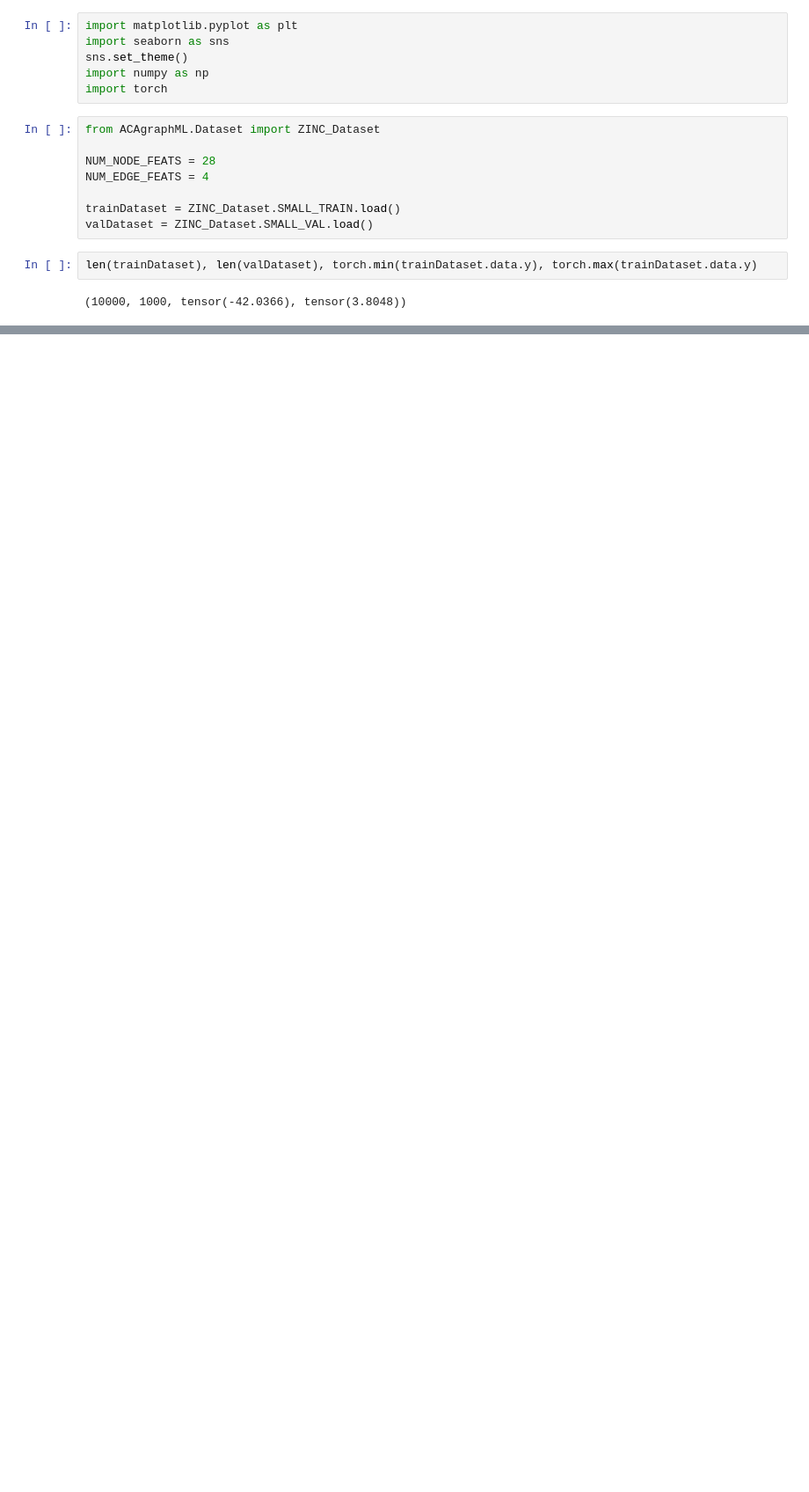
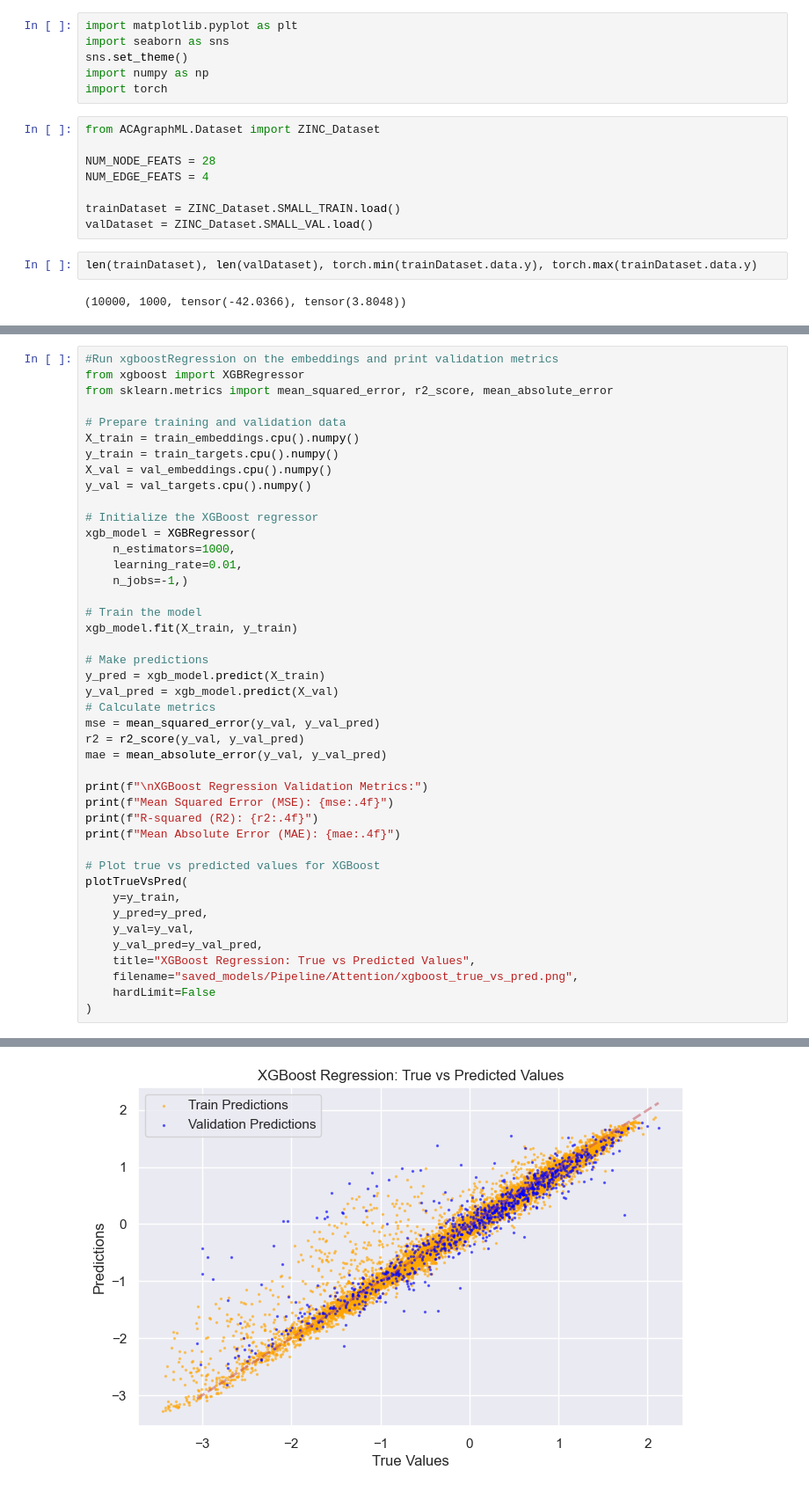
Before and after one commit to PaoloGinefra/ACA_GraphML_Project, a Jupyter notebook: Notebooks/pipelineTest.ipynb, the cells around one changed output, grey strips where cells are left out. Shown at 88% size. Saved outputs shown, nothing was run; the diff lists cells and outputs as text; blank space fills up the shorter version.

```diff
--- a/Notebooks/pipelineTest.ipynb
+++ b/Notebooks/pipelineTest.ipynb
@@ -236,0 +558,44 @@ NameError: name 'exit' is not defined
+# %%
+#Run xgboostRegression on the embeddings and print validation metrics
+from xgboost import XGBRegressor
+from sklearn.metrics import mean_squared_error, r2_score, mean_absolute_error
+
+# Prepare training and validation data
+X_train = train_embeddings.cpu().numpy()
+y_train = train_targets.cpu().numpy()
+X_val = val_embeddings.cpu().numpy()
+y_val = val_targets.cpu().numpy()
+
+# Initialize the XGBoost regressor
+xgb_model = XGBRegressor(
+    n_estimators=1000,
+    learning_rate=0.01,
+    n_jobs=-1,)
+
+# Train the model
+xgb_model.fit(X_train, y_train)
+
+# Make predictions
+y_pred = xgb_model.predict(X_train)
+y_val_pred = xgb_model.predict(X_val)
+# Calculate metrics
+mse = mean_squared_error(y_val, y_val_pred)
+r2 = r2_score(y_val, y_val_pred)
+mae = mean_absolute_error(y_val, y_val_pred)
+
+print(f"\nXGBoost Regression Validation Metrics:")
+print(f"Mean Squared Error (MSE): {mse:.4f}")
+print(f"R-squared (R2): {r2:.4f}")
+print(f"Mean Absolute Error (MAE): {mae:.4f}")
+
+# Plot true vs predicted values for XGBoost
+plotTrueVsPred(
+    y=y_train,
+    y_pred=y_pred,
+    y_val=y_val,
+    y_val_pred=y_val_pred,
+    title="XGBoost Regression: True vs Predicted Values",
+    filename="saved_models/Pipeline/Attention/xgboost_true_vs_pred.png",
+    hardLimit=False
+)
+# %% [output]
@@ -236,0 +606 @@ NameError: name 'exit' is not defined
+[figure, added]
```
Also changed, not shown: parts of 13 cells of this notebook, 3 other files.
